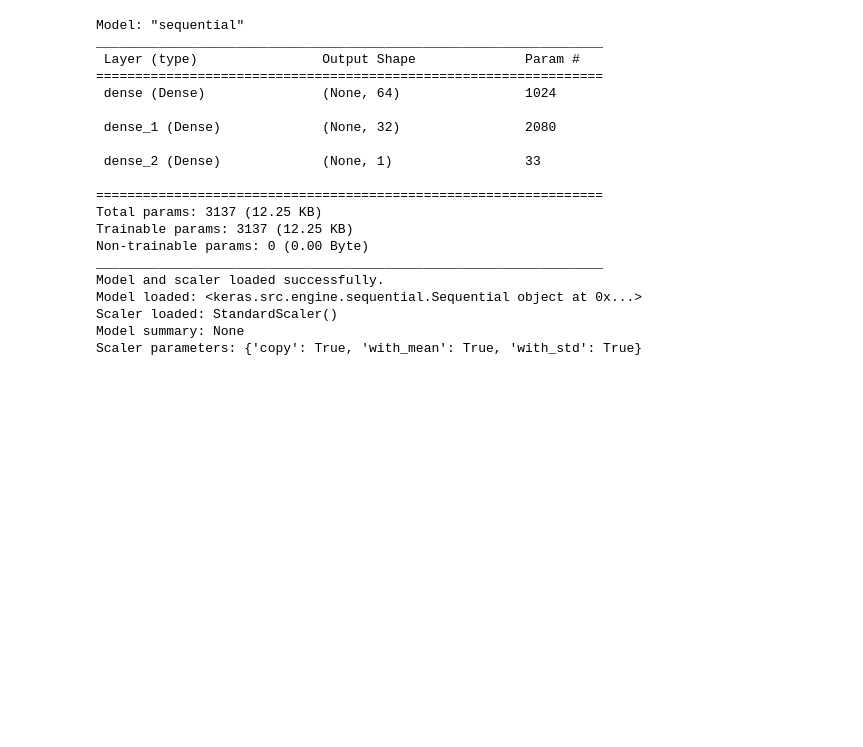
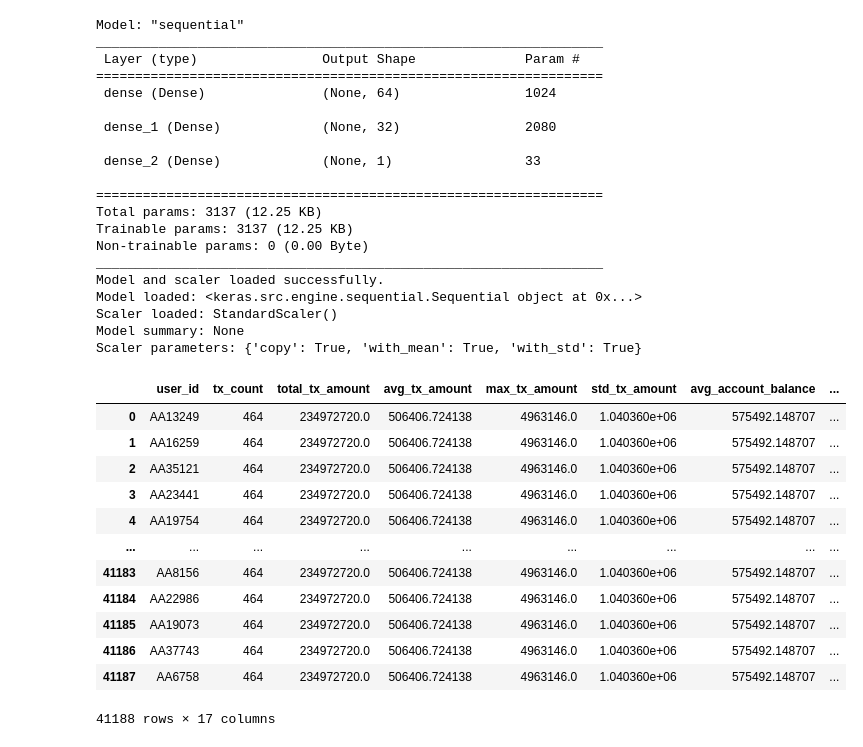
Before and after one commit to Mipjeiger/Financial-Services, a Jupyter notebook: notebooks/05_fraud_label.ipynb, the cells around one changed output. Saved outputs shown, nothing was run; the diff lists cells and outputs as text; code cells hidden in the pictures; blank space fills up the shorter version.

```diff
--- a/notebooks/05_fraud_label.ipynb
+++ b/notebooks/05_fraud_label.ipynb
@@ -301,3 +305,19 @@ Model loaded: <keras.src.engine.sequential.Sequential object at 0x...>
 Scaler loaded: StandardScaler()
 Model summary: None
 Scaler parameters: {'copy': True, 'with_mean': True, 'with_std': True}
+# %%
+df
+# %% [output]
+|  | user_id | tx_count | total_tx_amount | avg_tx_amount | max_tx_amount | std_tx_amount | avg_account_balance | ... |
+| 0 | AA13249 | 464 | 234972720.0 | 506406.724138 | 4963146.0 | 1.040360e+06 | 575492.148707 | ... |
+| 1 | AA16259 | 464 | 234972720.0 | 506406.724138 | 4963146.0 | 1.040360e+06 | 575492.148707 | ... |
+| 2 | AA35121 | 464 | 234972720.0 | 506406.724138 | 4963146.0 | 1.040360e+06 | 575492.148707 | ... |
+| 3 | AA23441 | 464 | 234972720.0 | 506406.724138 | 4963146.0 | 1.040360e+06 | 575492.148707 | ... |
+| 4 | AA19754 | 464 | 234972720.0 | 506406.724138 | 4963146.0 | 1.040360e+06 | 575492.148707 | ... |
+| ... | ... | ... | ... | ... | ... | ... | ... | ... |
+| 41183 | AA8156 | 464 | 234972720.0 | 506406.724138 | 4963146.0 | 1.040360e+06 | 575492.148707 | ... |
+| 41184 | AA22986 | 464 | 234972720.0 | 506406.724138 | 4963146.0 | 1.040360e+06 | 575492.148707 | ... |
+| 41185 | AA19073 | 464 | 234972720.0 | 506406.724138 | 4963146.0 | 1.040360e+06 | 575492.148707 | ... |
+| 41186 | AA37743 | 464 | 234972720.0 | 506406.724138 | 4963146.0 | 1.040360e+06 | 575492.148707 | ... |
+| 41187 | AA6758 | 464 | 234972720.0 | 506406.724138 | 4963146.0 | 1.040360e+06 | 575492.148707 | ... |
+41188 rows × 17 columns
```
Also changed, not shown: parts of 4 cells of this notebook, 1 other file.
